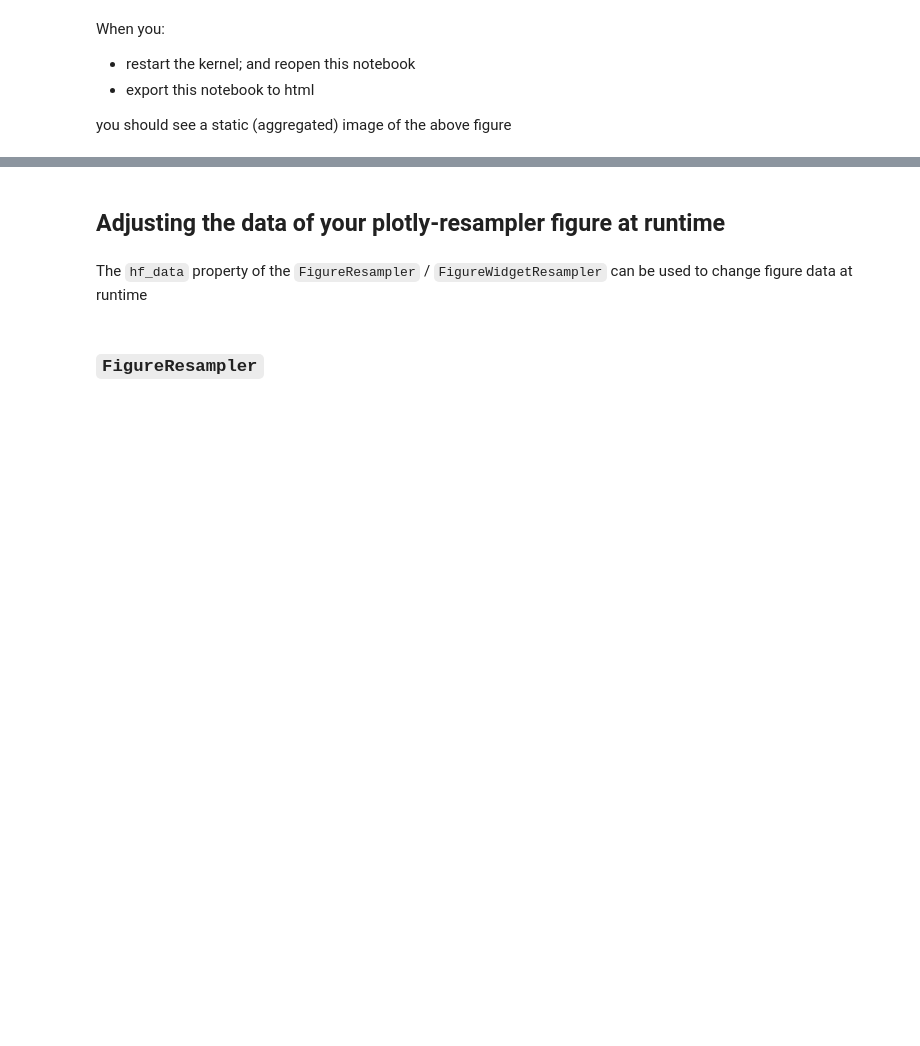
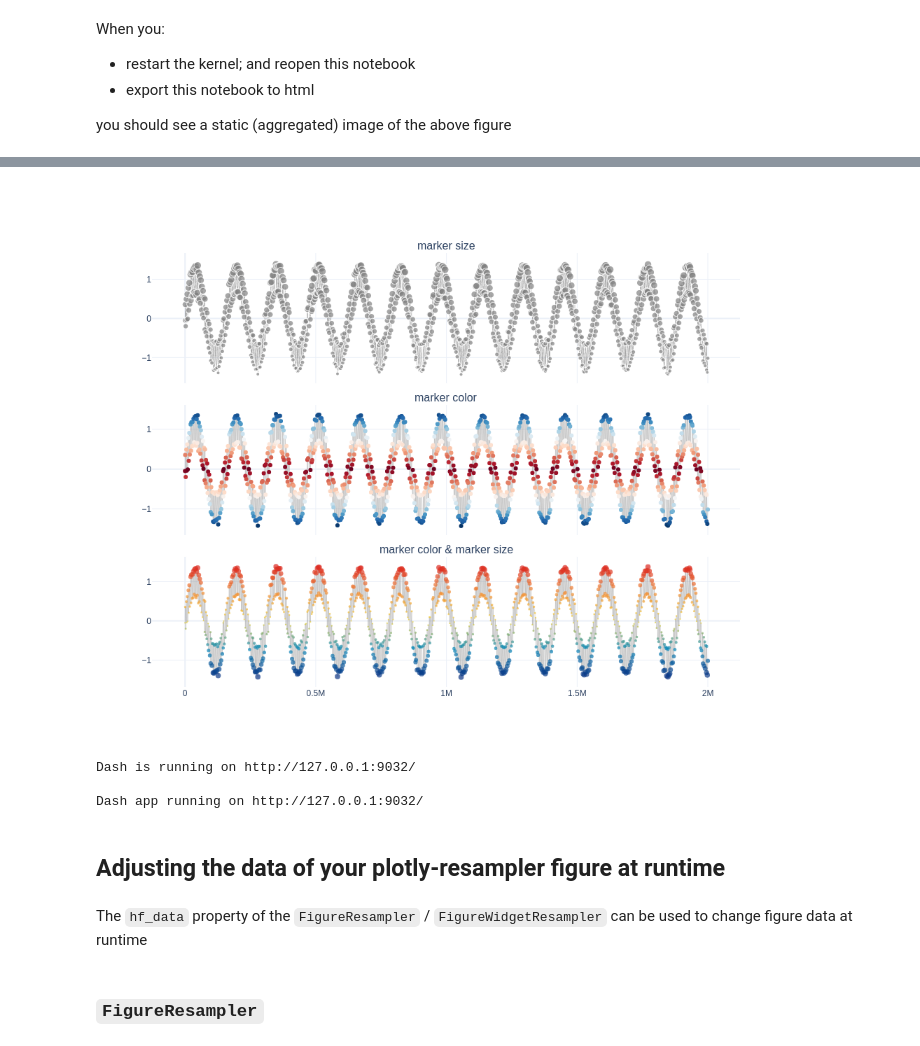
Before and after one commit to predict-idlab/plotly-resampler, a Jupyter notebook: examples/basic_example.ipynb, the cells around one changed output, grey strips where cells are left out. Drawn from its saved outputs; the diff is of its cells as text; code cells hidden in the pictures; blank space fills up the shorter version.

Commit message:
:fire: add marker size to basic example

```diff
--- a/examples/basic_example.ipynb
+++ b/examples/basic_example.ipynb
@@ -272,3 +281,76 @@ you should see a static (aggregated) image of the above figure
+# %%
+# stationary_sine = (np.sin(x / 2000) + np.random.randn(n) / 10) * x / (n / 8)
+stationary_sine = np.sin(x / 25_000) + np.random.randn(n) / 10
+fig = FigureResampler(
+    make_subplots(
+        rows=3,
+        cols=1,
+        shared_xaxes=True,
+        subplot_titles=["marker size", "marker color", "marker color & marker size"],
+        vertical_spacing=0.05,
+    )
+)
+
+shared_kwargs = dict(
+    mode="lines+markers", showlegend=False, line_width=0.3, line_color="gray"
+)
+
+fig.add_trace(
+    go.Scattergl(**shared_kwargs),
+    hf_x=x,
+    hf_y=stationary_sine,
+    hf_marker_size=2 + 2*(3 + stationary_sine),
+    row=1,
+    col=1,
+)
+
+fig.add_trace(
+    go.Scatter(
+        **shared_kwargs,
+        marker_size=6,
+        marker_colorscale="rdbu",  # also set the marker color scale
+        # NOTE: by setting the marker color scale range, we can ensure that the color
+        #       scale consistency (as the color-range would otherwise be computed
+        #       on the aggregated data range)
+        marker_cmin=0,
+        marker_cmax=max(stationary_sine),
+    ),
+    hf_x=x,
+    hf_y=stationary_sine,
+    hf_marker_color=np.abs(stationary_sine),
+    row=2,
+    col=1,
+)
+
+fig.add_trace(
+    go.Scatter(
+        **shared_kwargs,
+        marker_size=6,
+        marker_colorscale="portland",
+        marker_cmin=min(stationary_sine),
+        marker_cmax=max(stationary_sine),
+        marker_line_width=0,
+    ),
+    hf_x=x,
+    hf_y=stationary_sine,
+    hf_marker_color=stationary_sine,
+    hf_marker_size=2 + 4 * np.abs(stationary_sine),
+    row=3,
+    col=1,
+)
+
+fig.update_layout(height=800, template="plotly_white")
+
+# Displaying the figure -> instead of `show_dash`, use IPython's `display`
+if USE_PNG:
+    fig.show(renderer="png", width=1000, height=800)
+
+fig.show_dash(mode="external", port=9032)
+# %% [output]
+[figure, added]
+Dash is running on http://127.0.0.1:9032/
+
+Dash app running on http://127.0.0.1:9032/
 # %% [markdown]
 ## Adjusting the data of your plotly-resampler figure at runtime
 # %% [markdown]
```
Also changed, not shown: parts of 8 cells of this notebook, 1 other file.
